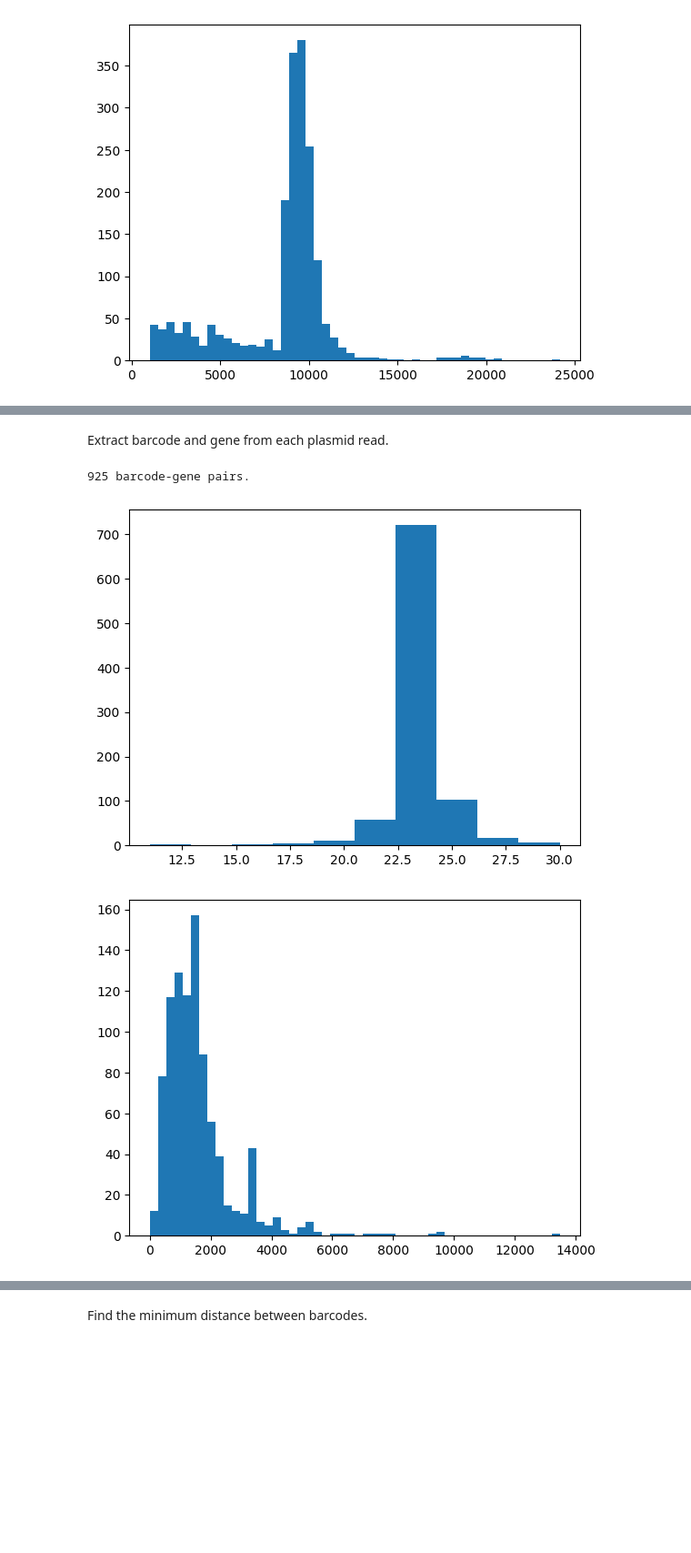
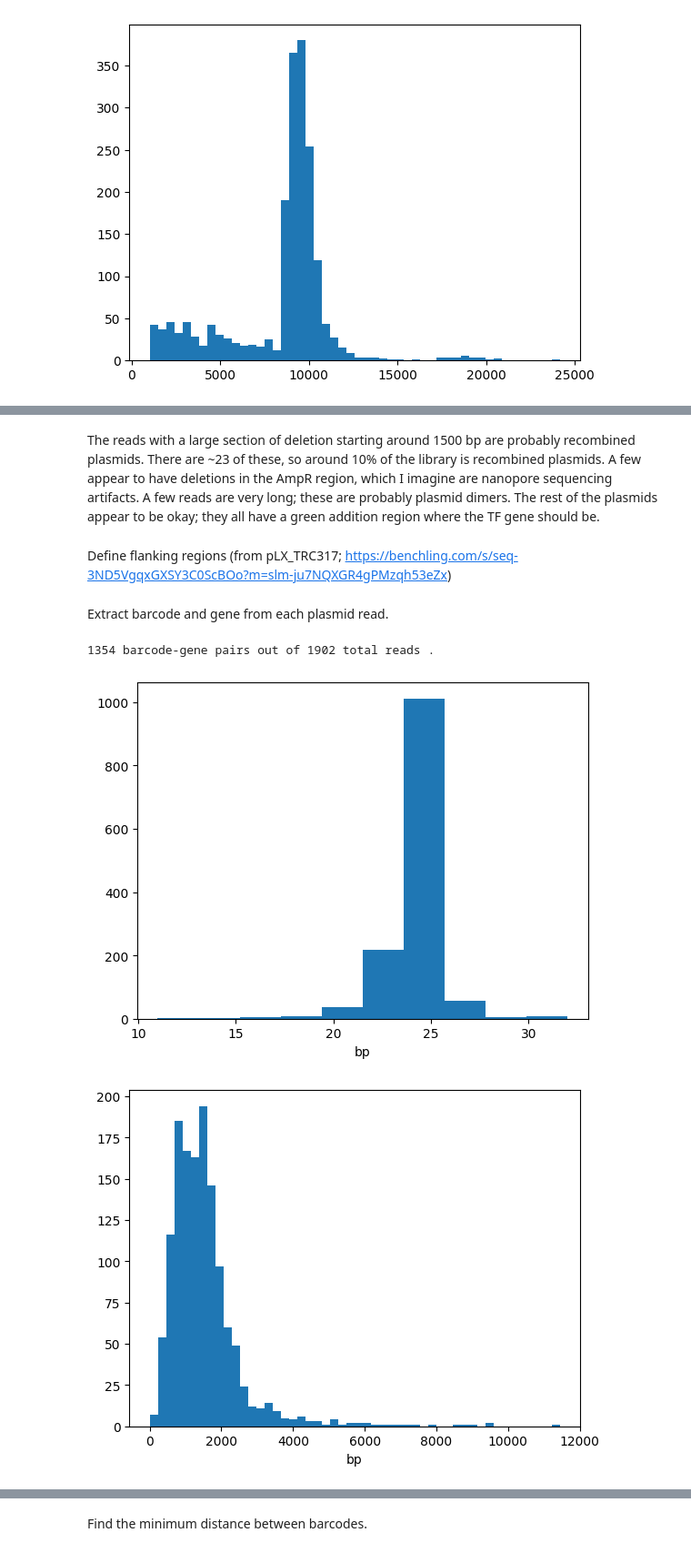
Before and after one commit to nmateyko/PlasmidLibraryAmplificationBias, a Jupyter notebook: analysis/MORF_nanopore_20230821/morf_sequencing_20230821.ipynb, the cells around one changed output, grey strips where cells are left out. Shown at 91% size. Saved outputs shown, nothing was run; the diff lists cells and outputs as text; code cells hidden in the pictures; blank space fills up the shorter version.

```diff
--- a/analysis/MORF_nanopore_20230821/morf_sequencing_20230821.ipynb
+++ b/analysis/MORF_nanopore_20230821/morf_sequencing_20230821.ipynb
@@ -35,0 +101,10 @@ plt.show()
+# %%
+aligner = PairwiseAligner(mode='global', match_score=2, mismatch_score=-1,
+                          open_gap_score=-5, extend_gap_score=0)
+# %%
+encoded_alignments = dict()
+for read in reindexed_reads[:200]:
+    alignments = aligner.align(plasmid, read[1])
+    alignment = next(alignments)
+    encoded = encode_alignment(alignment[0], alignment[1])
+    encoded_alignments[read[0]] = encoded
@@ -36,24 +128,37 @@ plt.show()
+# %% [markdown]
+The reads with a large section of deletion starting around 1500 bp are probably recombined plasmids. There are ~23 of these, so around 10% of the library is recombined plasmids. A few appear to have deletions in the AmpR region, which I imagine are nanopore sequencing artifacts. A few reads are very long; these are probably plasmid dimers. The rest of the plasmids appear to be okay; they all have a green addition region where the TF gene should be.
+# %% [markdown]
+Define flanking regions (from pLX_TRC317; https://benchling.com/s/seq-3ND5VgqxGXSY3C0ScBOo?m=slm-ju7NQXGR4gPMzqh53eZx)
+# %%
+BC_UP = 'TTGGCTTTATATATCTTGTGGAAAGGACGA'
+BC_DOWN = 'ACGCGTTAAGTCGACAATCAACCTCTGGAT'
+GENE_UP = 'GTTTTTTTCTTCCATTTCAGGTGTCGTGAG'
+GENE_DOWN = 'GTCGACAATCAACCTCTGGATTACAAAATT'
+GENE_UP_2 = 'GAGTTTGGATCTTGGTTCATTCTCAAGCCT'
+GENE_DOWN_2 = 'TAGTAATGAACTAGTCCGTAACTTGAAAGT'
 # %% [markdown]
 Extract barcode and gene from each plasmid read.
 # %%
 extracted = []
 for read in reads:
     barcode = get_insert(read, up=BC_UP, down=BC_DOWN, length=24, t=10, dist_func=Levenshtein.distance)
-    gene = get_insert(read, up=GENE_UP_2, down=GENE_DOWN_2, length=10000, t=10, dist_func=Levenshtein.distance)
+    gene = get_insert(read, up=GENE_UP, down=GENE_DOWN, length=10000, t=10, dist_func=Levenshtein.distance)
     if barcode and gene:
         extracted.append((barcode[1][0], gene[1][0]))
         # extracted.append(gene[1][0])
-print(f"{len(extracted)} barcode-gene pairs.")
+print(f"{len(extracted)} barcode-gene pairs out of {len(reads)} total reads.")
 # %% [output]
-925 barcode-gene pairs.
+1354 barcode-gene pairs out of 1902 total reads .
 # %%
 plt.hist([len(bc) for bc, gene in extracted])
+plt.xlabel("bp")
 plt.show()
 # %% [output]
-[figure, old version]
+[figure, new version]
 # %%
 plt.hist([len(gene) for bc, gene in extracted], bins=50)
+plt.xlabel("bp")
 plt.show()
 # %% [output]
-[figure, old version]
+[figure, new version]
 # %% [markdown]
```
Also changed, not shown: parts of 39 cells of this notebook, 8 other files.
